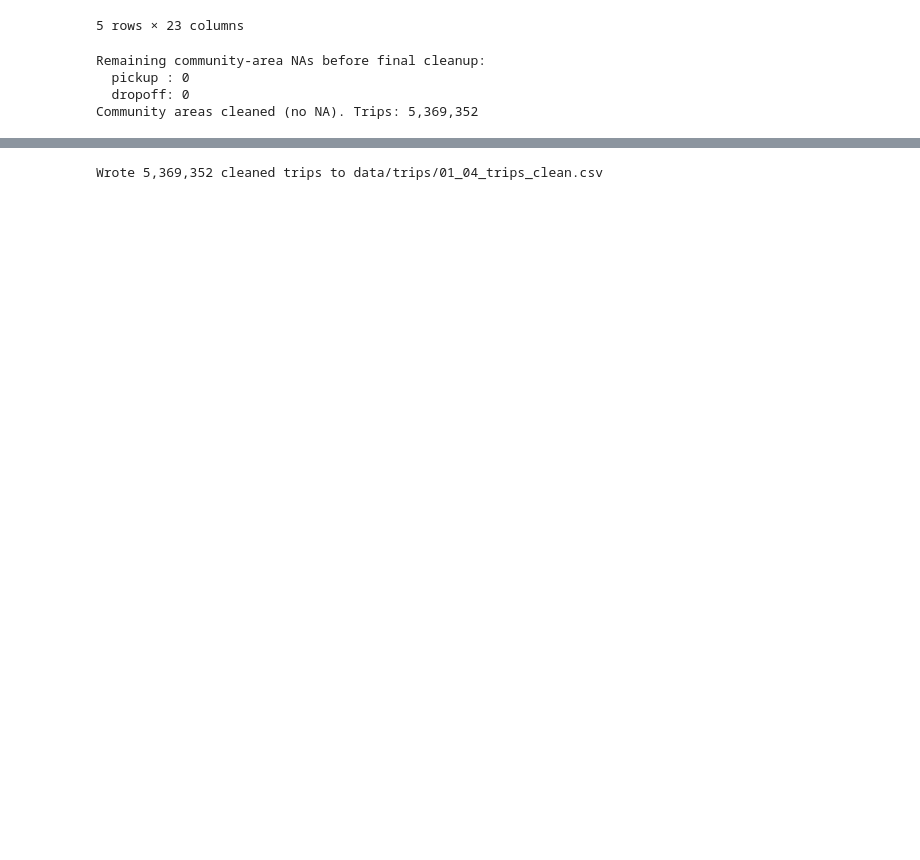
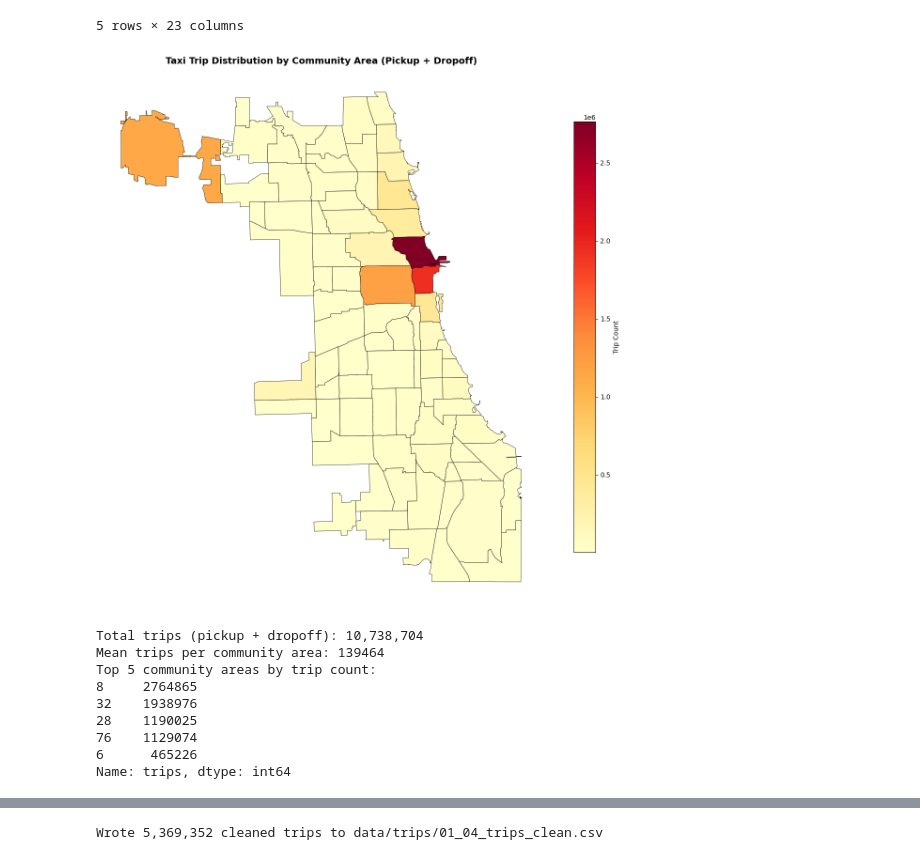
Before and after one commit to ge02/AAA_TA_2026, a Jupyter notebook: notebooks/01_Preprocessing/01_03_Trip_Data_Cleanup.ipynb, the cells around one changed output, grey strips where cells are left out. Saved outputs shown, nothing was run; the diff lists cells and outputs as text; code cells hidden in the pictures; blank space fills up the shorter version.

```diff
--- a/notebooks/01_Preprocessing/01_03_Trip_Data_Cleanup.ipynb
+++ b/notebooks/01_Preprocessing/01_03_Trip_Data_Cleanup.ipynb
@@ -554,47 +558,56 @@ dropoff: filled 29,679 community areas from census tract
 # %%
 # # # # # # # # # # # # # # # # # # # # # #
 #                                         #
-# Step 4: Clean community-area ids        #
-#         (ensure no NA values)           #
+# Visualize trip distribution by          #
+# community area                          #
+#                                         #
 # # # # # # # # # # # # # # # # # # # # # #
 
-# Any endpoint still missing a community area (e.g. coordinate-only trips with
-# no tract) is resolved by a point-in-polygon lookup against the community
-# areas. Afterwards every trip must have a valid pickup & dropoff CA.
-for direction in ("pickup", "dropoff"):
-    ca_col = f"{direction}_community_area"
-    lat_col, lon_col = f"{direction}_centroid_latitude", f"{direction}_centroid_longitude"
-    need = df_cleaned[ca_col].isna() & df_cleaned[lat_col].notna()
-    if need.any():
-        pts = gpd.GeoDataFrame(
-            geometry=gpd.points_from_xy(df_cleaned.loc[need, lon_col], df_cleaned.loc[need, lat_col]),
-            crs=4326, index=df_cleaned.index[need],
-        )
-        j = gpd.sjoin(pts, community_areas[["community_area", "geometry"]], how="left", predicate="within")
-        j = j[~j.index.duplicated()]
-        df_cleaned.loc[j.index, ca_col] = j["community_area"].values
+# Count trips by community area (pickup and dropoff combined)
+trip_counts = (
+    pd.concat([
+        df_cleaned["pickup_community_area"].value_counts().rename("trips"),
+        df_cleaned["dropoff_community_area"].value_counts().rename("trips")
+    ])
+    .groupby(level=0)
+    .sum()
+)
 
-print("Remaining community-area NAs before final cleanup:")
-print("  pickup :", int(df_cleaned["pickup_community_area"].isna().sum()))
-print("  dropoff:", int(df_cleaned["dropoff_community_area"].isna().sum()))
+# Merge with community areas geometry
+ca_viz = community_areas.copy()
+ca_viz["trip_count"] = ca_viz["community_area"].map(trip_counts).fillna(0).astype(int)
 
-# Drop any residual NA (coordinate fell outside all community areas) and cast to int.
-before = len(df_cleaned)
-df_cleaned = df_cleaned.dropna(subset=["pickup_community_area", "dropoff_community_area"]).reset_index(drop=True)
-if before != len(df_cleaned):
-    print(f"Dropped {before - len(df_cleaned):,} trips with an unresolved community area")
+# Create choropleth
+fig, ax = plt.subplots(figsize=(14, 12))
+ca_viz.plot(
+    ax=ax,
+    column="trip_count",
+    cmap="YlOrRd",
+    legend=True,
+    legend_kwds={"label": "Trip Count", "shrink": 0.8},
+    edgecolor="black",
+    linewidth=0.5,
+)
+ax.set_title("Taxi Trip Distribution by Community Area (Pickup + Dropoff)", fontsize=14, fontweight="bold")
+ax.set_axis_off()
+plt.tight_layout()
+plt.show()
 
-df_cleaned["pickup_community_area"] = df_cleaned["pickup_community_area"].astype(int)
-df_cleaned["dropoff_community_area"] = df_cleaned["dropoff_community_area"].astype(int)
-
-assert df_cleaned["pickup_community_area"].between(1, 77).all()
-assert df_cleaned["dropoff_community_area"].between(1, 77).all()
-print(f"Community areas cleaned (no NA). Trips: {len(df_cleaned):,}")
+print(f"Total trips (pickup + dropoff): {trip_counts.sum():,}")
+print(f"Mean trips per community area: {trip_counts.mean():.0f}")
+print(f"Top 5 community areas by trip count:")
+print(trip_counts.nlargest(5))
 # %% [output]
+[figure, added]
-Remaining community-area NAs before final cleanup:
-  pickup : 0
-  dropoff: 0
-Community areas cleaned (no NA). Trips: 5,369,352
+Total trips (pickup + dropoff): 10,738,704
+Mean trips per community area: 139464
+Top 5 community areas by trip count:
+8     2764865
+32    1938976
+28    1190025
+76    1129074
+6      465226
+Name: trips, dtype: int64
 # %%
 # # # # # # # # # # # # # # # # # # # # # #
 #                                         #
```
Also changed, not shown: parts of 6 cells of this notebook, 5 other files.
